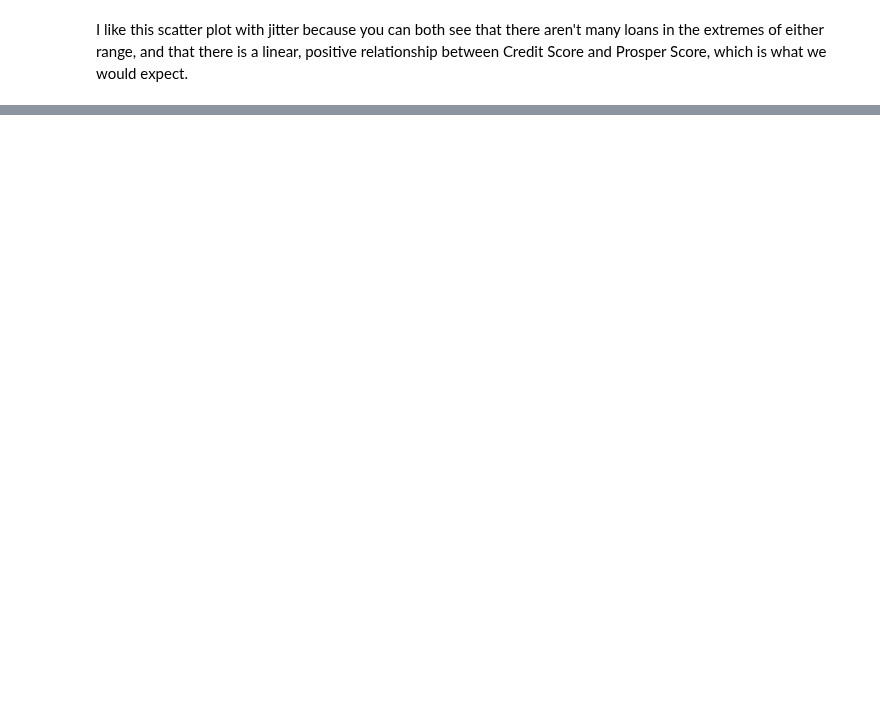
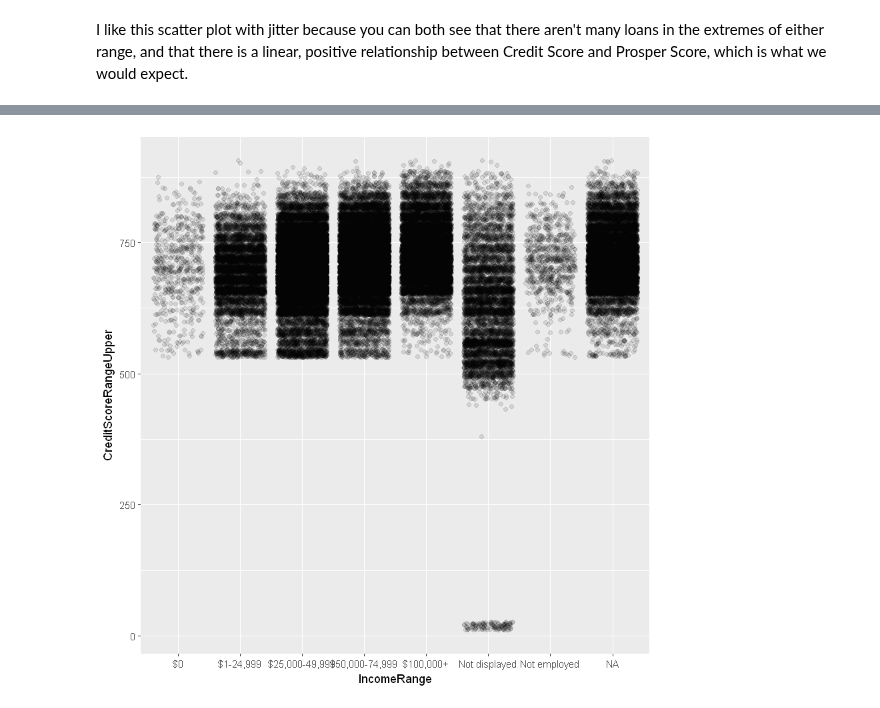
Before and after one commit to timdef/ProsperLoanEDA, a Jupyter notebook: BivariateExploration.ipynb, the cells around one changed output, grey strips where cells are left out. Cells and saved outputs as stored; diff of their text form; code cells hidden in the pictures; blank space fills up the shorter version.

Commit message:
Add Income Range exploration.

```diff
--- a/BivariateExploration.ipynb
+++ b/BivariateExploration.ipynb
@@ -301,3 +302,10 @@ select(BorrowerState, IncomeRange) %>%
 group_by(BorrowerState, IncomeRange) %>%
 summarise(count = n()) %>%
 filter(count == max(count))
+# %%
+#--Credit Score
+#- Income Range
+df %>%
+select(CreditScoreRangeUpper, IncomeRange) %>%
+ggplot(aes(x = IncomeRange, y = CreditScoreRangeUpper)) + geom_jitter(alpha=.1)
+# %% [output]
@@ -303,0 +314 @@ filter(count == max(count))
+[figure, added]
```
Also changed, not shown: parts of 5 cells of this notebook.
